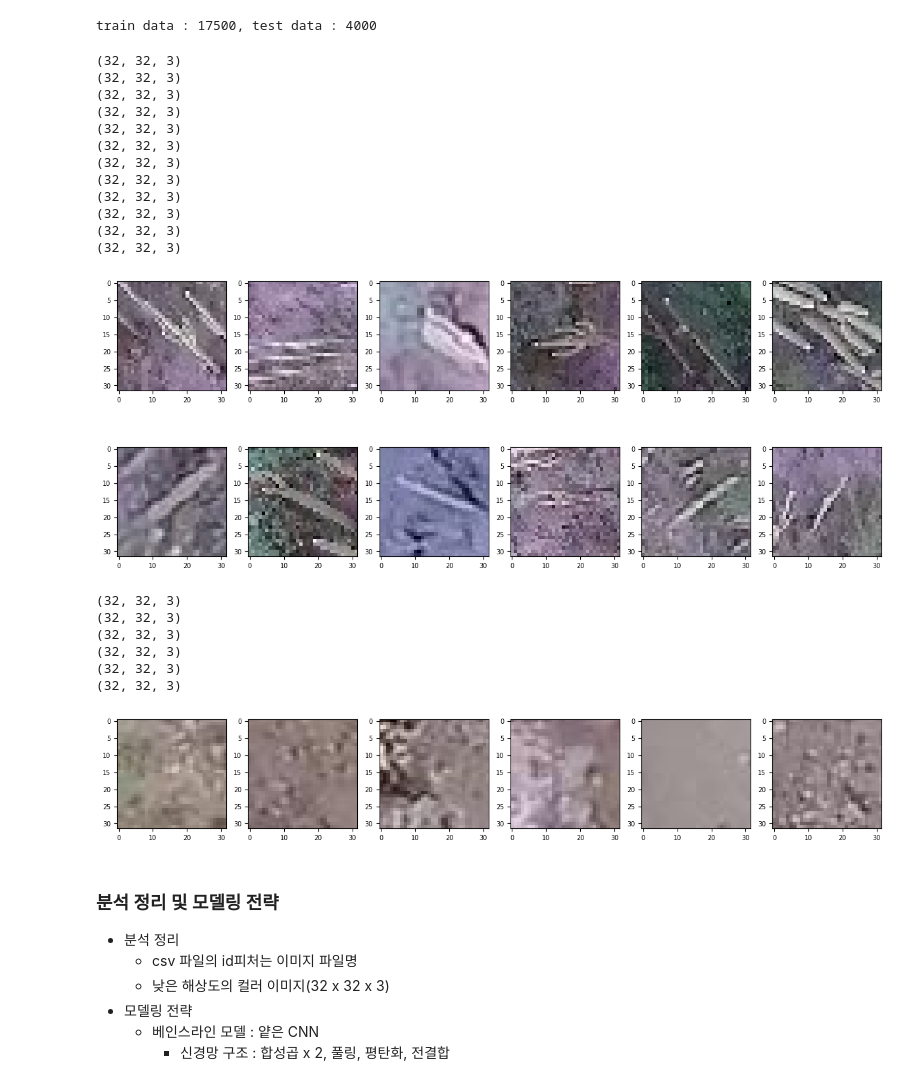
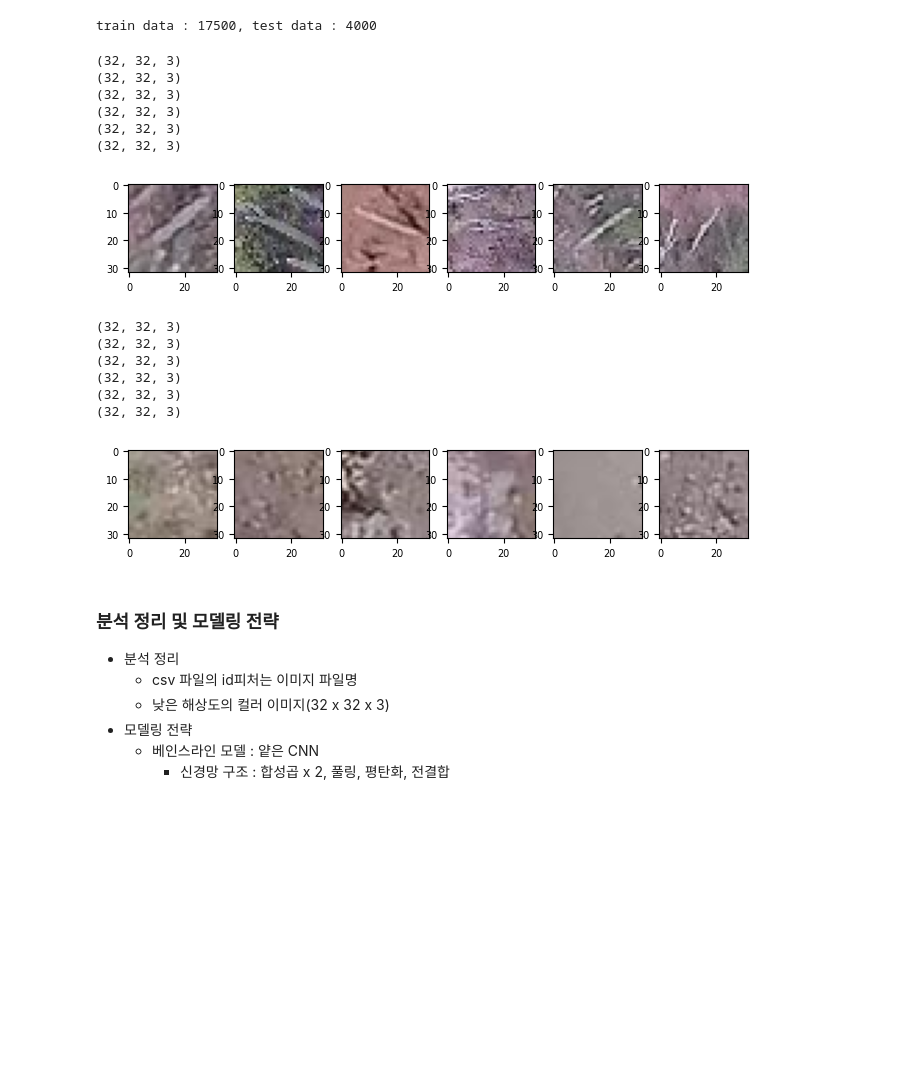
Before and after one commit to sajacaros/ai-competitions, a Jupyter notebook: playground/11_항공사진내선인장식별/01_EDA.ipynb, the cells around one changed output. Saved outputs shown, nothing was run; the diff lists cells and outputs as text; code cells hidden in the pictures; blank space fills up the shorter version.

```diff
--- a/playground/11_항공사진내선인장식별/01_EDA.ipynb
+++ b/playground/11_항공사진내선인장식별/01_EDA.ipynb
@@ -76,39 +76,33 @@ train data : 17500, test data : 4000
 # %%
 # 선인장이 있는 사진 출력
 # pip install opencv-python
 import matplotlib.gridspec as gridspec
 import cv2
 
 mpl.rc('font', size=7)
-plt.figure(figsize=(15,6))
+plt.figure(figsize=(8,3))
 grid = gridspec.GridSpec(1,6)
 last_has_cactus_img_name = labels[labels['has_cactus']==1]['id'][-6:]
 
 for idx, img_name in enumerate(last_has_cactus_img_name):
     img_path = data_path+'train/'+img_name
     image = cv2.imread(img_path) # BGR
     print(image.shape)
     image = cv2.cvtColor(image, cv2.COLOR_BGR2RGB)
     ax = plt.subplot(grid[idx])
     ax.imshow(image)
 # %% [output]
 (32, 32, 3)
 (32, 32, 3)
 (32, 32, 3)
 (32, 32, 3)
 (32, 32, 3)
 (32, 32, 3)
-(32, 32, 3)
-(32, 32, 3)
-(32, 32, 3)
-(32, 32, 3)
-(32, 32, 3)
-(32, 32, 3)
-[figure, old version]
+[figure, new version]
 # %%
 # 선인장이 없는 사진 출력
 mpl.rc('font', size=7)
-plt.figure(figsize=(15,6))
+plt.figure(figsize=(8,3))
 grid = gridspec.GridSpec(1,6)
 last_has_cactus_img_name = labels[labels['has_cactus']==0]['id'][-6:]
 
@@ -126,7 +120,7 @@ for idx, img_name in enumerate(last_has_cactus_img_name):
 (32, 32, 3)
 (32, 32, 3)
 (32, 32, 3)
-[figure, old version]
+[figure, new version]
 # %% [markdown]
 ### 분석 정리 및 모델링 전략
 * 분석 정리
```
